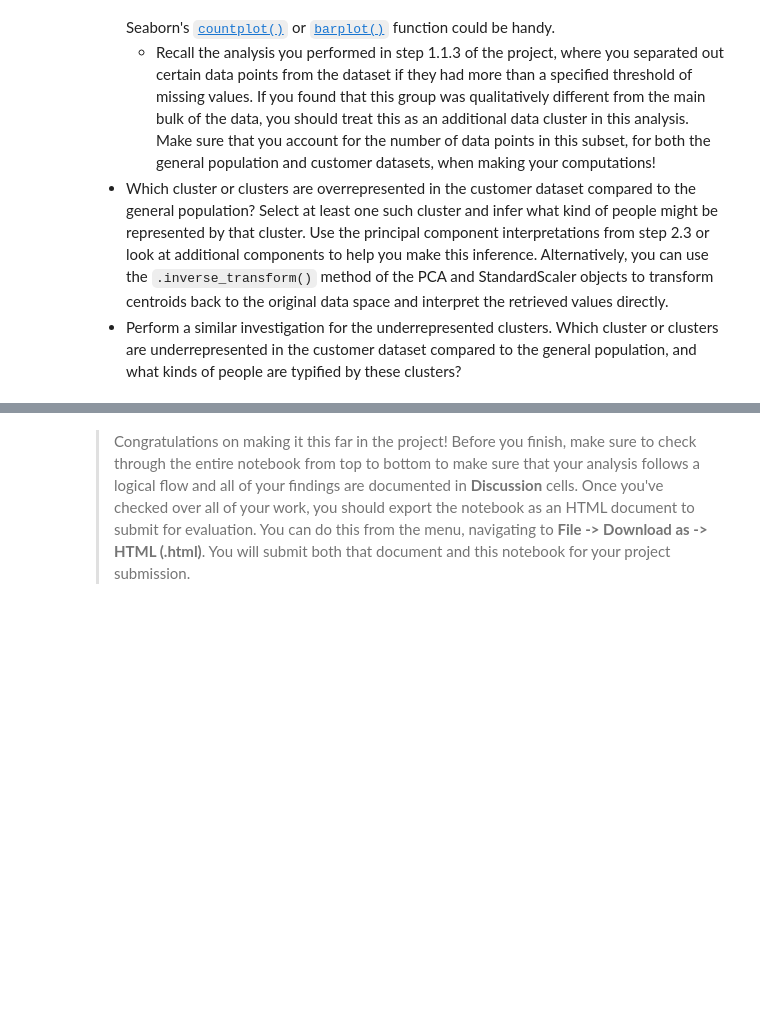
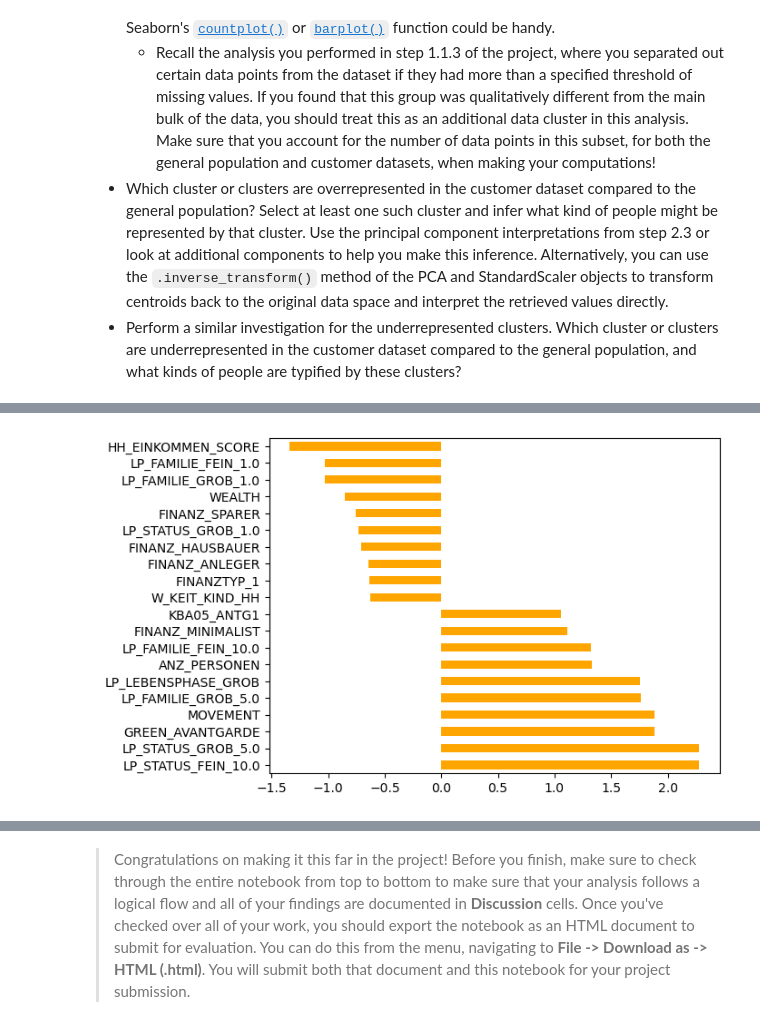
Before and after one commit to luisgj/customer-segments-predictor, a Jupyter notebook: Identify_Customer_Segments.ipynb, the cells around one changed output, grey strips where cells are left out. Cells and saved outputs as stored; diff of their text form; code cells hidden in the pictures; blank space fills up the shorter version.

```diff
--- a/Identify_Customer_Segments.ipynb
+++ b/Identify_Customer_Segments.ipynb
@@ -903,0 +916,21 @@ Take a look at the following points in this step:
+# %%
+# What kinds of people are part of a cluster that is overrepresented in the
+# customer data compared to the general population?
+"""
+From: http://patrickdeguzman.me/notebooks/Identify_Customer_Segments.html
+"""
+def plot_scaled_comparison(df_sample, kmeans, cluster):
+    '''
+    Takes performs the PCA inverse_transform of a selected cluster from our trained model to obtain
+        the scaled feature weights. This helps us interpret who belongs in a given cluster.
+    '''#
+    X = pd.DataFrame.from_dict(
+        dict(zip(df_sample.columns, pca.inverse_transform(kmeans.cluster_centers_[cluster]))),
+        orient='index'
+    ).rename(columns={0: 'feature_values'}).sort_values('feature_values', ascending=False)
+    X['feature_values_abs'] = abs(X['feature_values'])
+    pd.concat((X['feature_values'][:10], X['feature_values'][-10:]), axis=0).plot(kind='barh', color='orange')
+
+plot_scaled_comparison(cleaned_cust, kmeans, 14)
+# %% [output]
+[figure, added]
```
Also changed, not shown: parts of 11 cells of this notebook.
